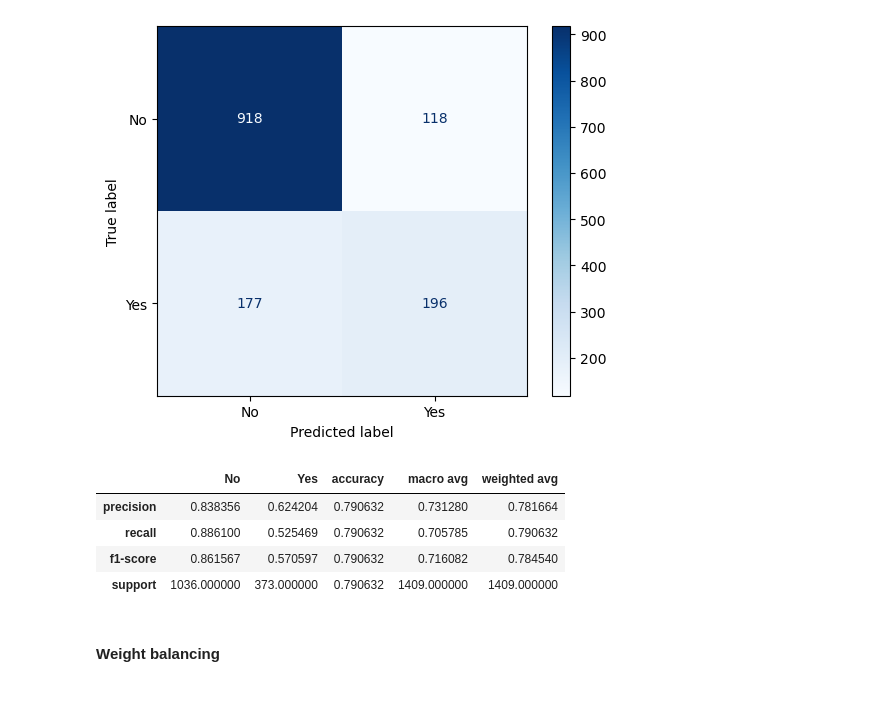
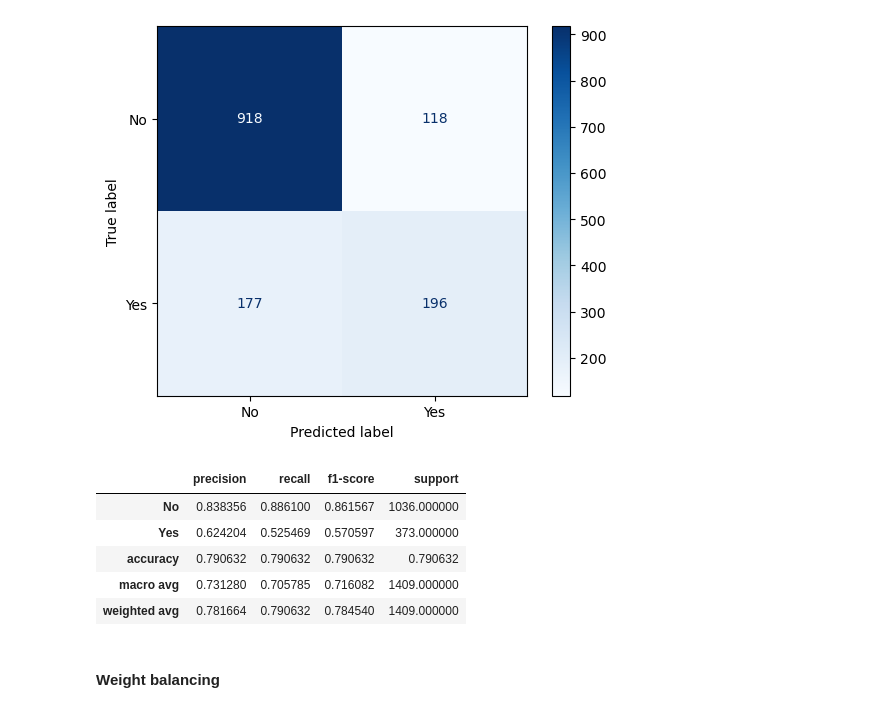
Before and after one commit to pratham122/Telco_customer_data, a Jupyter notebook: Telco_customer.ipynb, the cells around one changed output. Cells and saved outputs as stored; diff of their text form; code cells hidden in the pictures.

```diff
--- a/Telco_customer.ipynb
+++ b/Telco_customer.ipynb
@@ -464,15 +466,16 @@ plt.show()
 # %% [output]
 [figure]
 # %%
-pd.DataFrame(classification_report(y_test, y_pred_clf, target_names=le.classes_, output_dict=True))
+pd.DataFrame(classification_report(y_test, y_pred_clf, target_names=le.classes_, output_dict=True)).transpose()
 
 #"Yes" has very low all classifiction metrics. We have to improve model specifically for "Yes".
 # %% [output]
-|  | No | Yes | accuracy | macro avg | weighted avg |
-| precision | 0.838356 | 0.624204 | 0.790632 | 0.731280 | 0.781664 |
-| recall | 0.886100 | 0.525469 | 0.790632 | 0.705785 | 0.790632 |
-| f1-score | 0.861567 | 0.570597 | 0.790632 | 0.716082 | 0.784540 |
-| support | 1036.000000 | 373.000000 | 0.790632 | 1409.000000 | 1409.000000 |
+|  | precision | recall | f1-score | support |
+| No | 0.838356 | 0.886100 | 0.861567 | 1036.000000 |
+| Yes | 0.624204 | 0.525469 | 0.570597 | 373.000000 |
+| accuracy | 0.790632 | 0.790632 | 0.790632 | 0.790632 |
+| macro avg | 0.731280 | 0.705785 | 0.716082 | 1409.000000 |
+| weighted avg | 0.781664 | 0.790632 | 0.784540 | 1409.000000 |
 # %% [markdown]
 #### Weight balancing
 # %%
```
Also changed, not shown: parts of 8 cells of this notebook.
